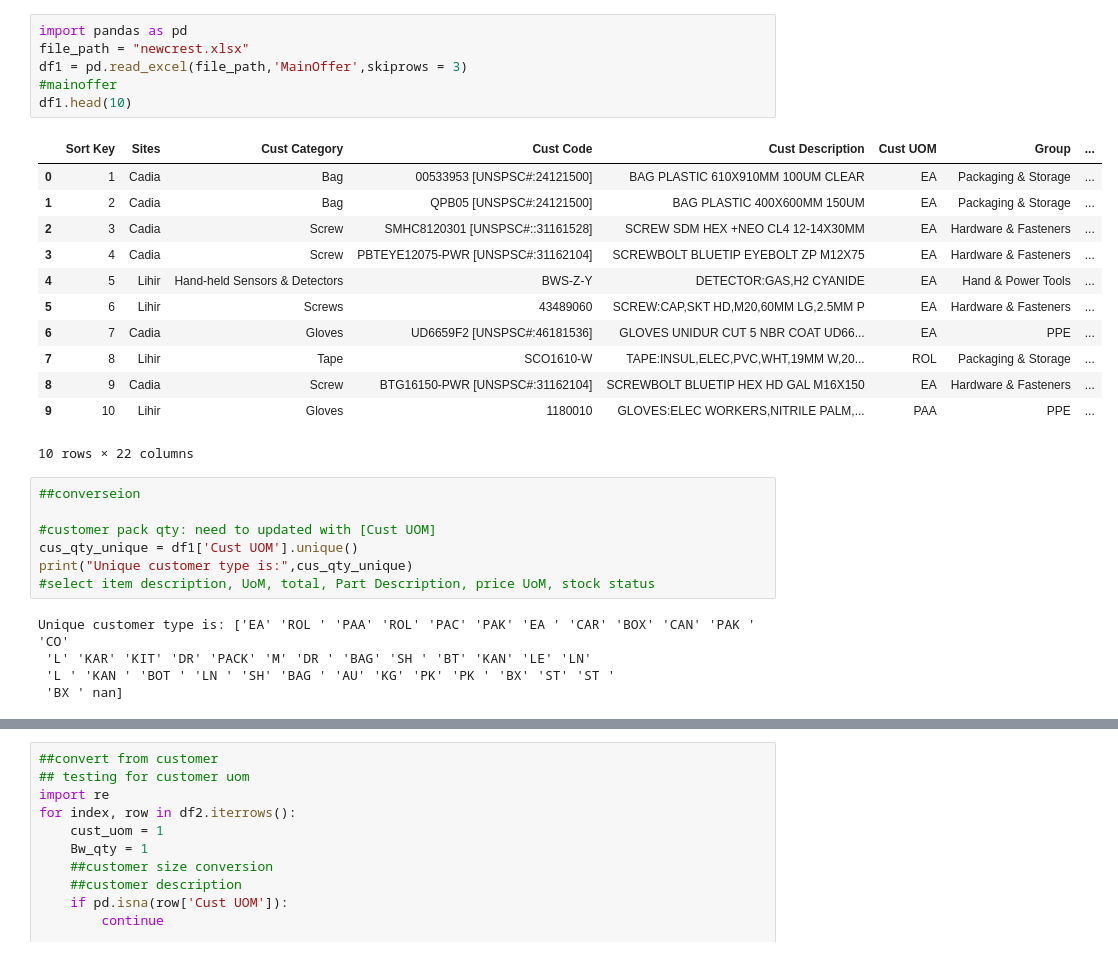
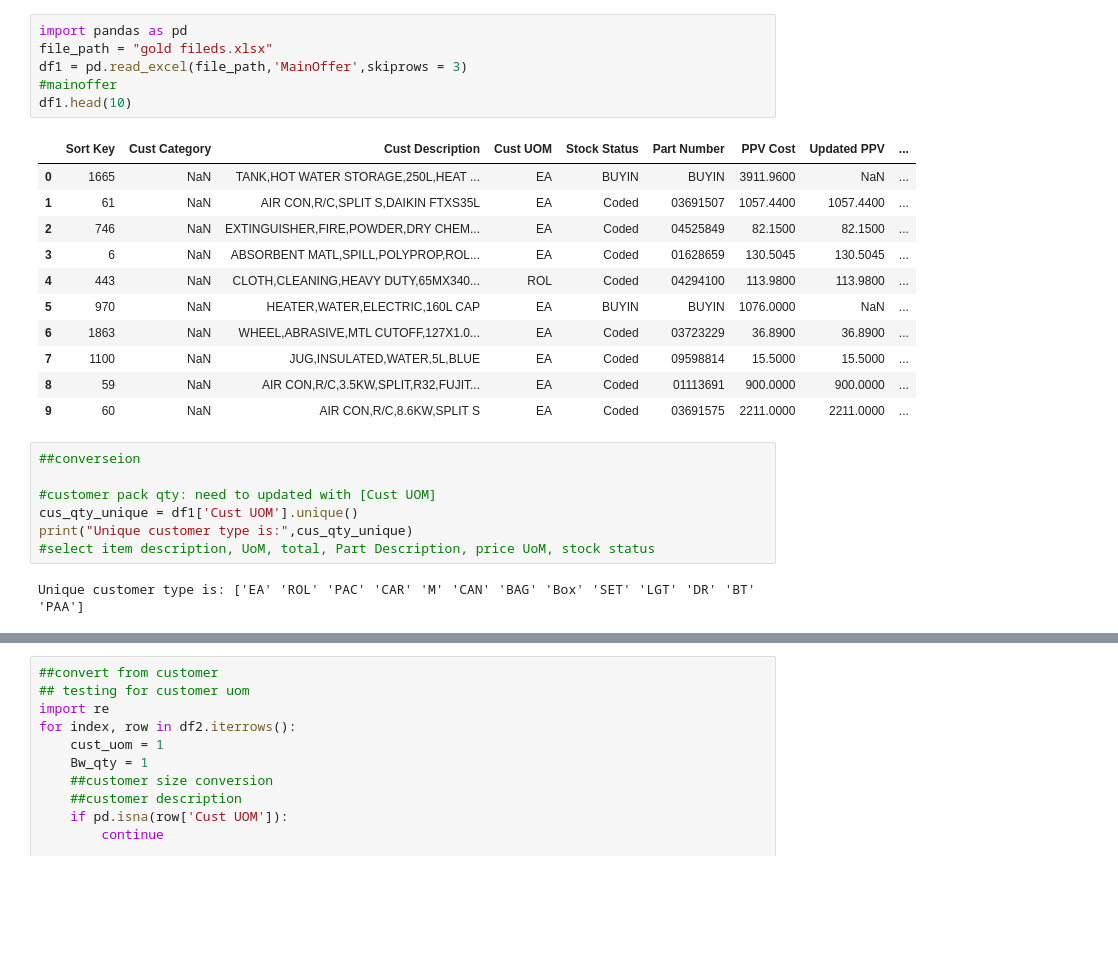
Before and after one commit to Clareee1/BW-UOM-Conversion, a Jupyter notebook: uom_conversion_testing.ipynb, the cells around one changed output, grey strips where cells are left out. Saved outputs shown, nothing was run; the diff lists cells and outputs as text; blank space fills up the shorter version.

```diff
--- a/uom_conversion_testing.ipynb
+++ b/uom_conversion_testing.ipynb
@@ -1,22 +1,21 @@
 # %%
 import pandas as pd
-file_path = "newcrest.xlsx"
+file_path = "gold fileds.xlsx"
 df1 = pd.read_excel(file_path,'MainOffer',skiprows = 3)
 #mainoffer
 df1.head(10)
 # %% [output]
-|  | Sort Key | Sites | Cust Category | Cust Code | Cust Description | Cust UOM | Group | ... |
-| 0 | 1 | Cadia | Bag | 00533953 [UNSPSC#:24121500] | BAG PLASTIC 610X910MM 100UM CLEAR | EA | Packaging & Storage | ... |
-| 1 | 2 | Cadia | Bag | QPB05 [UNSPSC#:24121500] | BAG PLASTIC 400X600MM 150UM | EA | Packaging & Storage | ... |
-| 2 | 3 | Cadia | Screw | SMHC8120301 [UNSPSC#::31161528] | SCREW SDM HEX +NEO CL4 12-14X30MM | EA | Hardware & Fasteners | ... |
-| 3 | 4 | Cadia | Screw | PBTEYE12075-PWR [UNSPSC#:31162104] | SCREWBOLT BLUETIP EYEBOLT ZP M12X75 | EA | Hardware & Fasteners | ... |
-| 4 | 5 | Lihir | Hand-held Sensors & Detectors | BWS-Z-Y | DETECTOR:GAS,H2 CYANIDE | EA | Hand & Power Tools | ... |
-| 5 | 6 | Lihir | Screws | 43489060 | SCREW:CAP,SKT HD,M20,60MM LG,2.5MM P | EA | Hardware & Fasteners | ... |
-| 6 | 7 | Cadia | Gloves | UD6659F2 [UNSPSC#:46181536] | GLOVES UNIDUR CUT 5 NBR COAT UD66... | EA | PPE | ... |
-| 7 | 8 | Lihir | Tape | SCO1610-W | TAPE:INSUL,ELEC,PVC,WHT,19MM W,20... | ROL | Packaging & Storage | ... |
-| 8 | 9 | Cadia | Screw | BTG16150-PWR [UNSPSC#:31162104] | SCREWBOLT BLUETIP HEX HD GAL M16X150 | EA | Hardware & Fasteners | ... |
-| 9 | 10 | Lihir | Gloves | 1180010 | GLOVES:ELEC WORKERS,NITRILE PALM,... | PAA | PPE | ... |
+|  | Sort Key | Cust Category | Cust Description | Cust UOM | Stock Status | Part Number | PPV Cost | Updated PPV | ... |
+| 0 | 1665 | NaN | TANK,HOT WATER STORAGE,250L,HEAT ... | EA | BUYIN | BUYIN | 3911.9600 | NaN | ... |
+| 1 | 61 | NaN | AIR CON,R/C,SPLIT S,DAIKIN FTXS35L | EA | Coded | 03691507 | 1057.4400 | 1057.4400 | ... |
+| 2 | 746 | NaN | EXTINGUISHER,FIRE,POWDER,DRY CHEM... | EA | Coded | 04525849 | 82.1500 | 82.1500 | ... |
+| 3 | 6 | NaN | ABSORBENT MATL,SPILL,POLYPROP,ROL... | EA | Coded | 01628659 | 130.5045 | 130.5045 | ... |
+| 4 | 443 | NaN | CLOTH,CLEANING,HEAVY DUTY,65MX340... | ROL | Coded | 04294100 | 113.9800 | 113.9800 | ... |
+| 5 | 970 | NaN | HEATER,WATER,ELECTRIC,160L CAP | EA | BUYIN | BUYIN | 1076.0000 | NaN | ... |
+| 6 | 1863 | NaN | WHEEL,ABRASIVE,MTL CUTOFF,127X1.0... | EA | Coded | 03723229 | 36.8900 | 36.8900 | ... |
+| 7 | 1100 | NaN | JUG,INSULATED,WATER,5L,BLUE | EA | Coded | 09598814 | 15.5000 | 15.5000 | ... |
+| 8 | 59 | NaN | AIR CON,R/C,3.5KW,SPLIT,R32,FUJIT... | EA | Coded | 01113691 | 900.0000 | 900.0000 | ... |
+| 9 | 60 | NaN | AIR CON,R/C,8.6KW,SPLIT S | EA | Coded | 03691575 | 2211.0000 | 2211.0000 | ... |
-10 rows × 22 columns
 # %%
 ##converseion
 
@@ -25,10 +24,7 @@ cus_qty_unique = df1['Cust UOM'].unique()
 print("Unique customer type is:",cus_qty_unique)
 #select item description, UoM, total, Part Description, price UoM, stock status
 # %% [output]
-Unique customer type is: ['EA' 'ROL ' 'PAA' 'ROL' 'PAC' 'PAK' 'EA ' 'CAR' 'BOX' 'CAN' 'PAK ' 'CO'
- 'L' 'KAR' 'KIT' 'DR' 'PACK' 'M' 'DR ' 'BAG' 'SH ' 'BT' 'KAN' 'LE' 'LN'
- 'L ' 'KAN ' 'BOT ' 'LN ' 'SH' 'BAG ' 'AU' 'KG' 'PK' 'PK ' 'BX' 'ST' 'ST '
- 'BX ' nan]
+Unique customer type is: ['EA' 'ROL' 'PAC' 'CAR' 'M' 'CAN' 'BAG' 'Box' 'SET' 'LGT' 'DR' 'BT' 'PAA']
 # %%
 import pandas as pd
 import numpy as np
```
Also changed, not shown: parts of 13 cells of this notebook.
